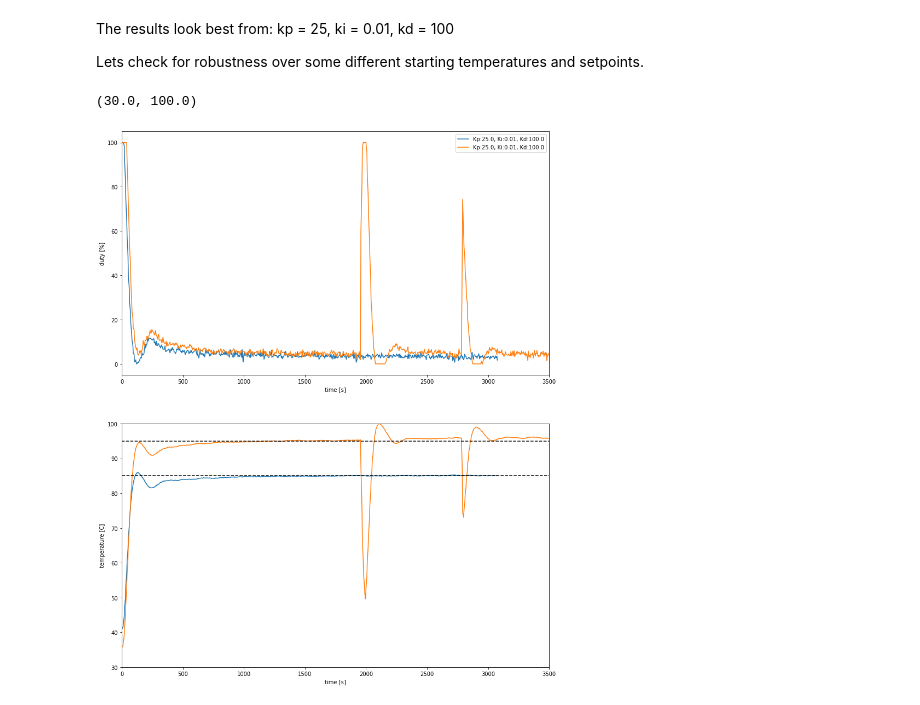
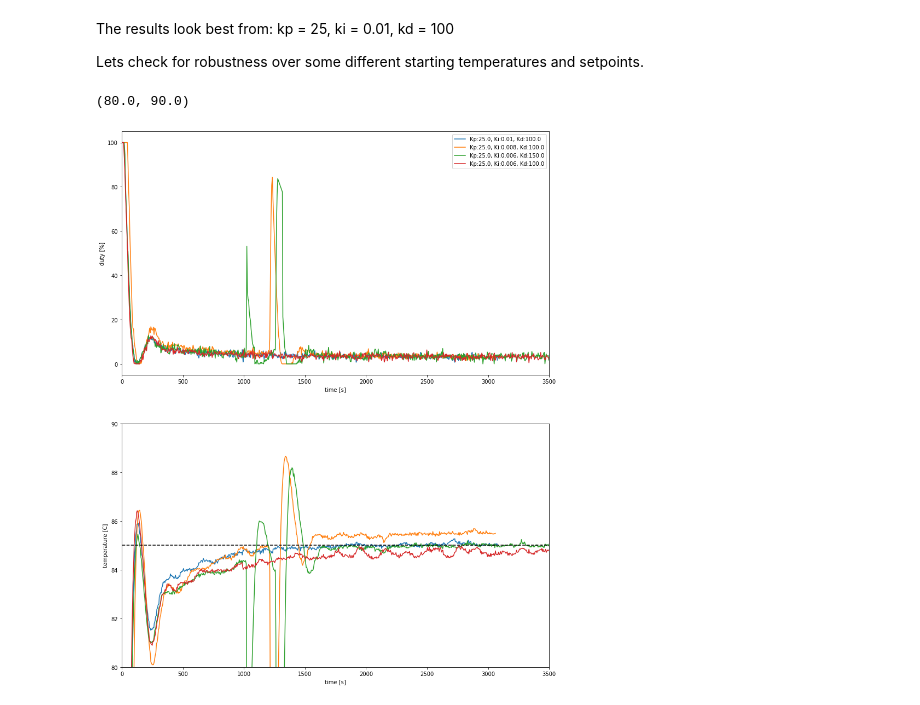
Before and after one commit to willhunt/silvia, a Jupyter notebook: docs/docs/control/assets/silvia_manual_tuning.ipynb, the cells around one changed output. Saved outputs shown, nothing was run; the diff lists cells and outputs as text; code cells hidden in the pictures.

```diff
--- a/docs/docs/control/assets/silvia_manual_tuning.ipynb
+++ b/docs/docs/control/assets/silvia_manual_tuning.ipynb
@@ -803,17 +803,20 @@ ax_T.set_ylim(75, 90)
 Try adjusting the proportional gain slightly
 # %%
 dataset_filenames = [
-    "silvia_response_data_kp15ki0.01kd50_v41.json",
+#     "silvia_response_data_kp15ki0.01kd50_v41.json",
 #     "silvia_response_data_kp18ki0.01kd50_v41.json",
     "silvia_response_data_kp20ki0.01kd50_v41.json",
 #     "silvia_response_data_kp20ki0.02kd50_v41.json",
 #     "silvia_response_data_kp20ki0.03kd50_v42.json",
-#     "silvia_response_data_kp18ki0.01kd75_v41.json",
+    "silvia_response_data_kp18ki0.01kd75_v41.json",
     "silvia_response_data_kp25ki0.01kd100_v41.json",
 #     "silvia_response_data_kp30ki0.01kd150_v41.json",
-#     "silvia_response_data_kp25ki0.015kd100_v41.json",
+    "silvia_response_data_kp25ki0.015kd100_v41.json",
 #     "silvia_response_data_kp35ki0.015kd200_v41.json",
     "silvia_response_data_kp20ki0.01kd100_v41.json",
+#     "silvia_response_data_kp25ki0.01kd1000_v41.json",
+    "silvia_response_data_kp25ki0.01kd500_v41.json",
+    "silvia_response_data_kp22ki0.01kd150_v41.json",
 ]
 datasets = load_silvia_responses(dataset_filenames, time=[0, 2000])
 fig, [ax_u, ax_T] = plt.subplots(nrows=2, ncols=1, figsize=(14, 18))
@@ -841,24 +844,28 @@ Lets check for robustness over some different starting temperatures and setpoint
 # %%
 dataset_filenames = [
     "silvia_response_data_kp25ki0.01kd100_v41.json",
-    "silvia_response_data_kp25ki0.01kd100_v42.json",
+#     "silvia_response_data_kp25ki0.01kd100_v42.json",
+#     "silvia_response_data_kp22ki0.01kd150_v41.json",
+    "silvia_response_data_kp25ki0.008kd100_v41.json",
+    "silvia_response_data_kp25ki0.006kd150_v41.json",
+    "silvia_response_data_kp25ki0.006kd100_v41.json",
 ]
 datasets = load_silvia_responses(dataset_filenames, time=[0, 3500])
 fig, [ax_u, ax_T] = plt.subplots(nrows=2, ncols=1, figsize=(14, 18))
 for dataset in datasets:
     label = "Kp:{0}, Ki:{1}, Kd:{2}".format(dataset["K"][0], dataset["K"][1], dataset["K"][2])
     ax_u.plot(dataset["t"], dataset["u"], label=label)
     ax_T.plot(dataset["t"], dataset["T"], label=label)
 ax_T.plot(ax_T.get_xlim(), [85, 85], '--', c='k')
 ax_T.plot(ax_T.get_xlim(), [95, 95], '--', c='k')
 ax_u.set_xlabel('time [s]')
 ax_u.set_ylabel('duty [%]')
 ax_T.set_xlabel('time [s]')
 ax_T.set_ylabel('temperature [C]')
 ax_u.legend()
 ax_u.set_xlim(0, 3500)
 ax_T.set_xlim(0, 3500)
-ax_T.set_ylim(30, 100)
+ax_T.set_ylim(80, 9 0)
 # %% [output]
-(30.0, 100.0)
+(80.0, 90.0)
-[figure, old version]
+[figure, new version]
```
Also changed, not shown: parts of 4 cells of this notebook, 18 other files.
